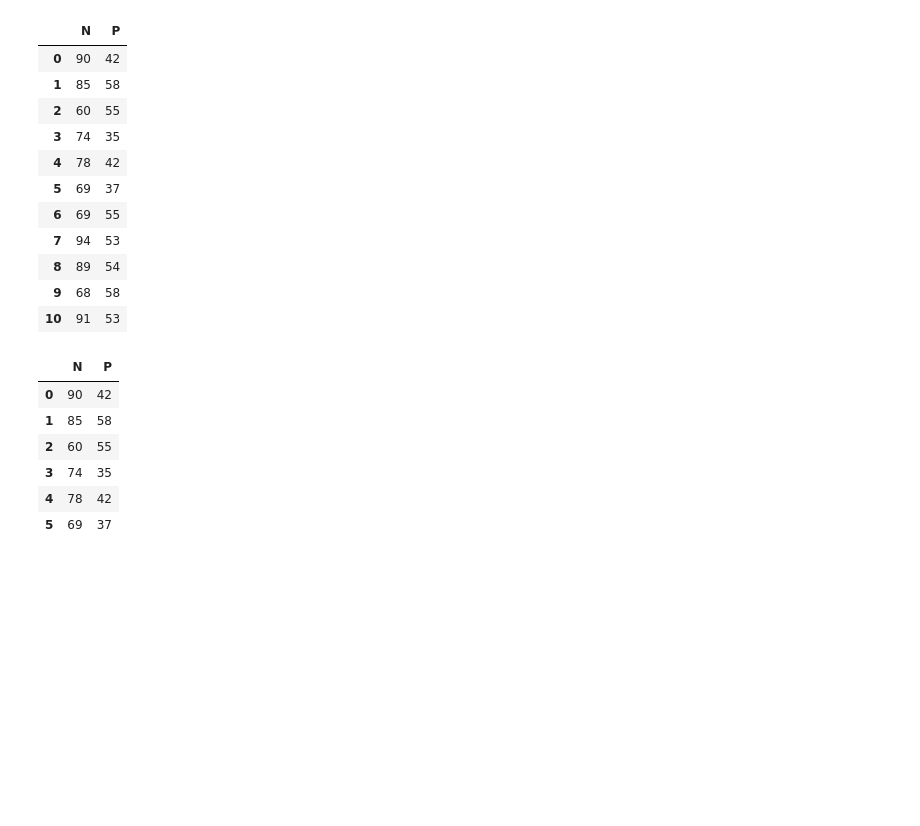
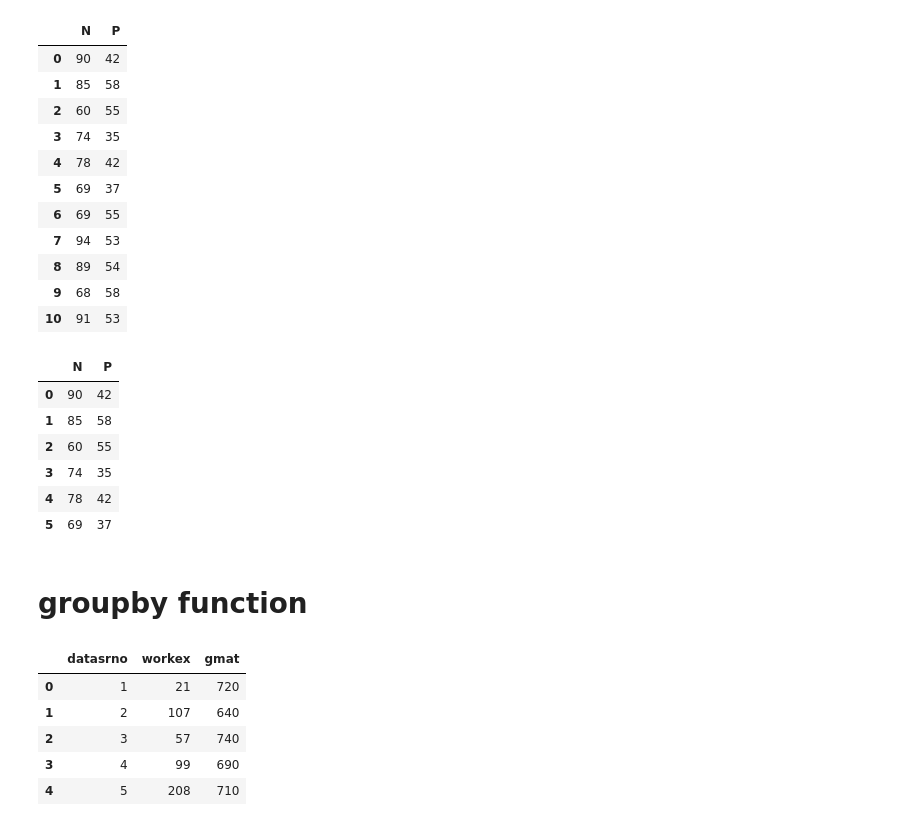
Before and after one commit to Emmanuelmitra/Python-class-code-, a Jupyter notebook: class_10_12_python.ipynb, the cells around one changed output. Saved outputs shown, nothing was run; the diff lists cells and outputs as text; code cells hidden in the pictures; blank space fills up the shorter version.

```diff
--- a/class_10_12_python.ipynb
+++ b/class_10_12_python.ipynb
@@ -1314,3 +1314,5 @@ df.loc[0:5,['N',"P"]]
 | 3 | 74 | 35 |
 | 4 | 78 | 42 |
 | 5 | 69 | 37 |
+# %% [markdown]
+# groupby function
@@ -1316,0 +1323,9 @@ df.loc[0:5,['N',"P"]]
+# %%
+df.head()
+# %% [output]
+|  | datasrno | workex | gmat |
+| 0 | 1 | 21 | 720 |
+| 1 | 2 | 107 | 640 |
+| 2 | 3 | 57 | 740 |
+| 3 | 4 | 99 | 690 |
+| 4 | 5 | 208 | 710 |
```
Also changed, not shown: parts of 78 cells of this notebook.
